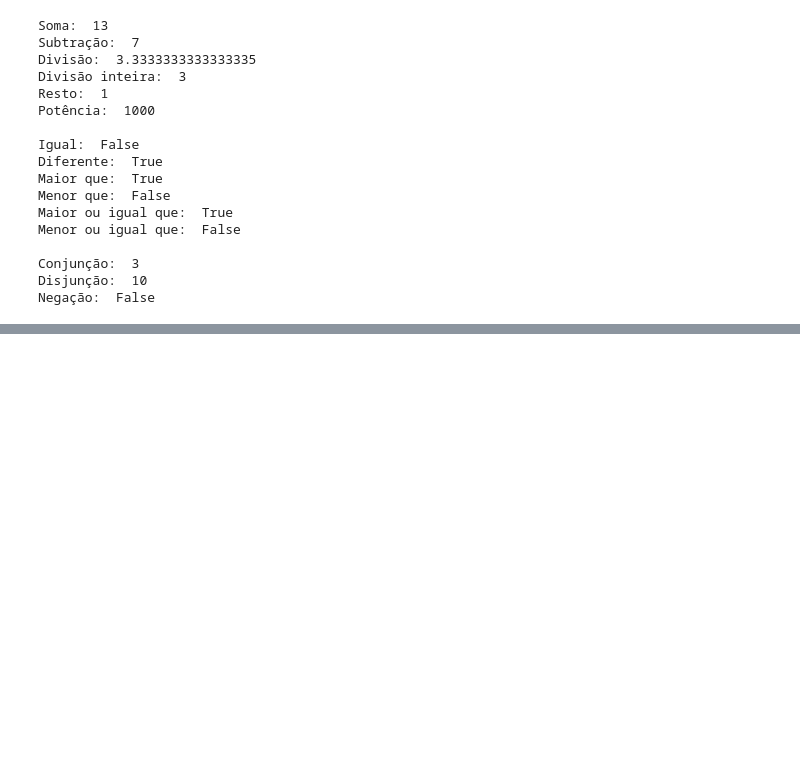
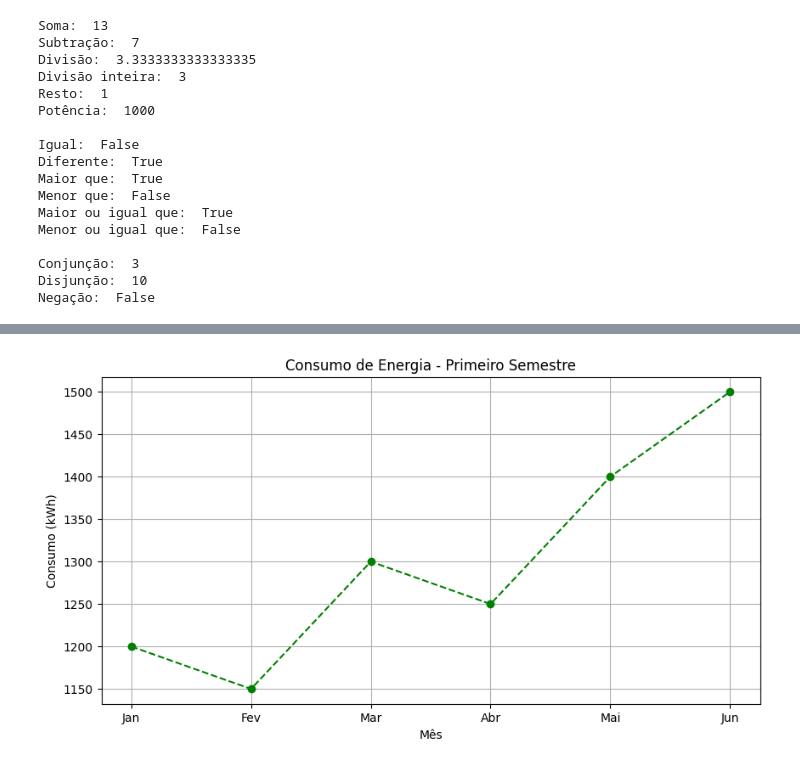
Before and after one commit to petcomputacao/edu-energia, a Jupyter notebook: unidade-1/unidade_1.ipynb, the cells around one changed output, grey strips where cells are left out. Drawn from its saved outputs; the diff is of its cells as text; code cells hidden in the pictures; blank space fills up the shorter version.

```diff
--- a/unidade-1/unidade_1.ipynb
+++ b/unidade-1/unidade_1.ipynb
@@ -164,0 +332,18 @@ Negação:  False
+# %%
+# Importando a biblioteca
+import matplotlib.pyplot as plt
+
+# Dados de exemplo - consumo mensal
+meses = ['Jan', 'Fev', 'Mar', 'Abr', 'Mai', 'Jun']
+consumo = [1200, 1150, 1300, 1250, 1400, 1500]
+
+# Criando gráfico de linha
+plt.figure(figsize=(10, 5))
+plt.plot(meses, consumo, marker='o', color='green', linestyle='--')
+plt.title('Consumo de Energia - Primeiro Semestre')
+plt.xlabel('Mês')
+plt.ylabel('Consumo (kWh)')
+plt.grid(True)
+plt.show()
+# %% [output]
+[figure, added]
```
Also changed, not shown: parts of 20 cells of this notebook.
